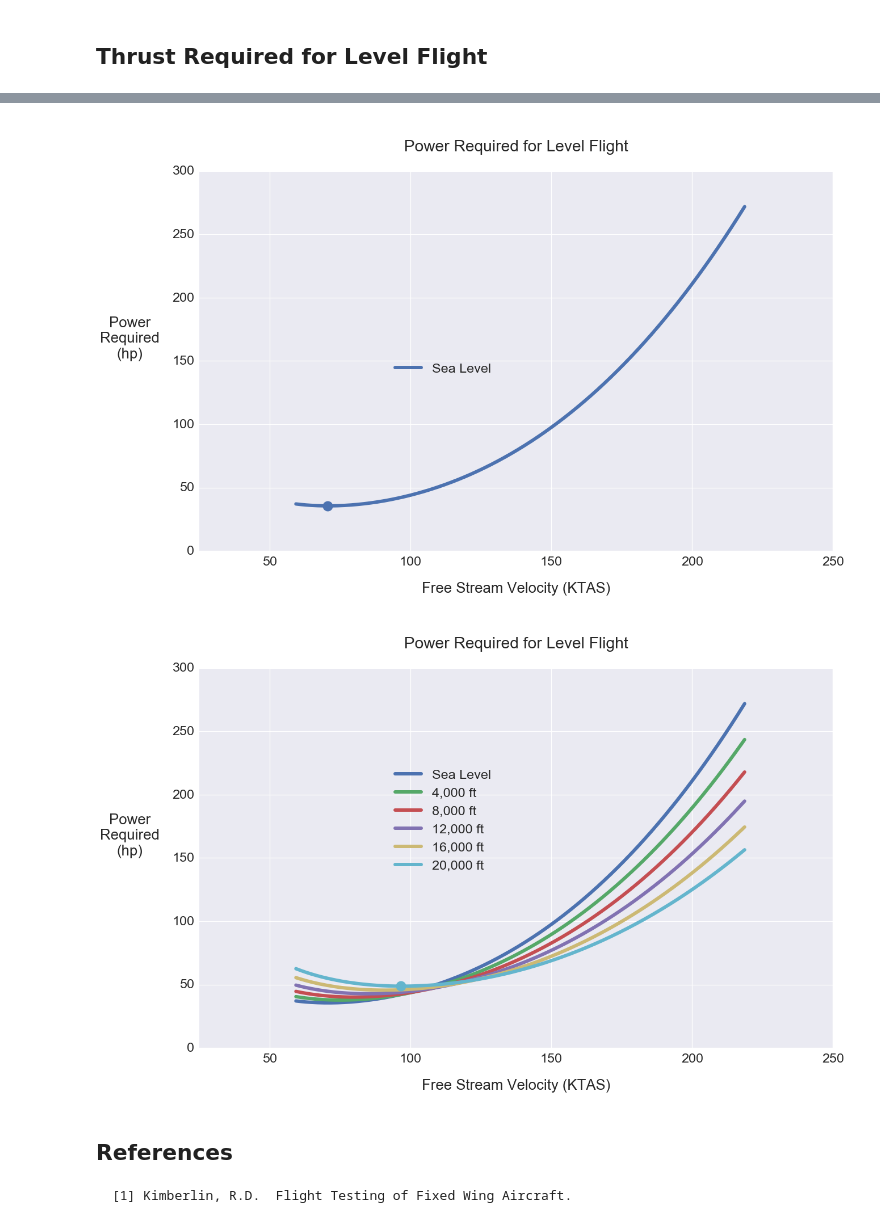
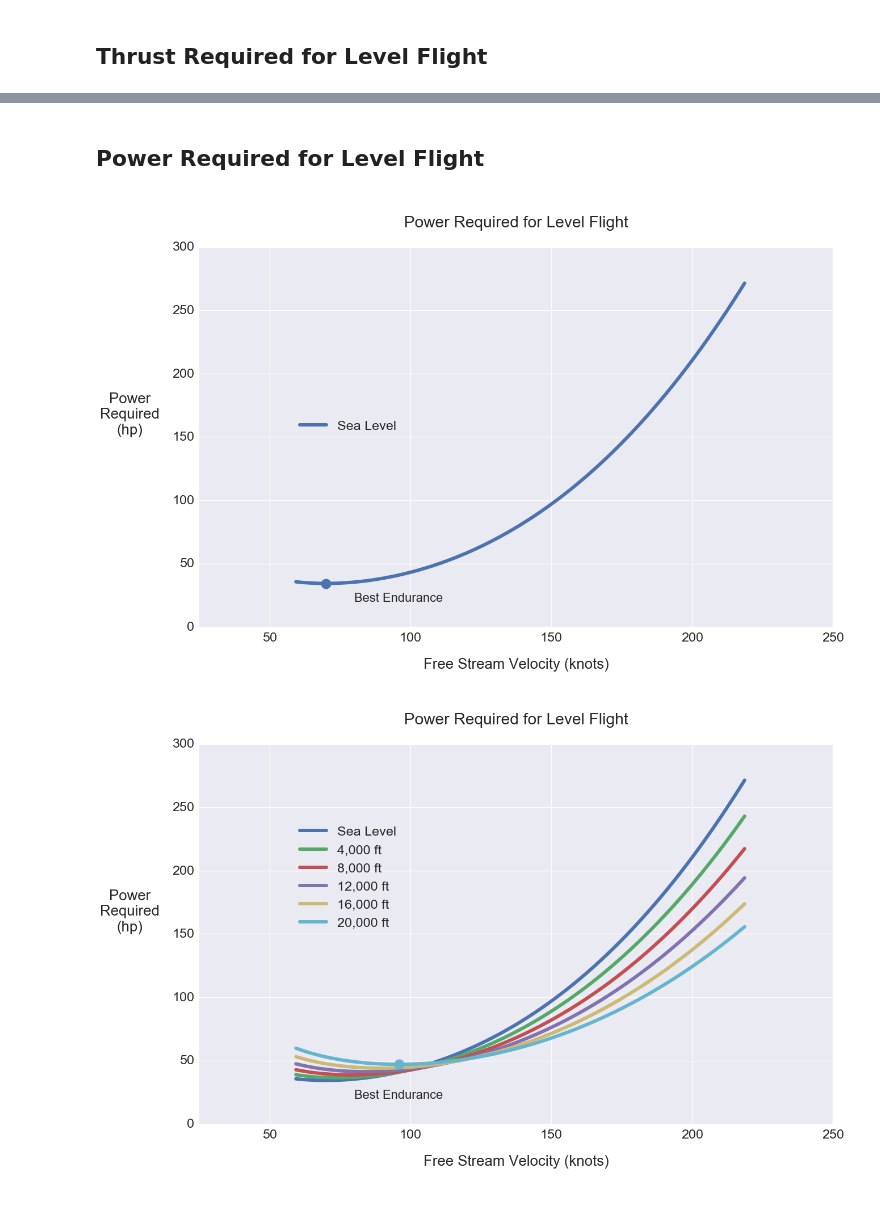
Before and after one commit to bws428/flight-performance-analysis, a Jupyter notebook: RV-8F Performance.ipynb, the cells around one changed output, grey strips where cells are left out. Saved outputs shown, nothing was run; the diff lists cells and outputs as text; code cells hidden in the pictures; blank space fills up the shorter version.

```diff
--- a/RV-8F Performance.ipynb
+++ b/RV-8F Performance.ipynb
@@ -144,3 +167,5 @@ plot_thrust_required(V,20000,"#64b5cd")
+# %% [markdown]
+## Power Required for Level Flight
 # %%
 def plot_power_required(V, Max_Alt=0, min_color="#4c72b0"):
     """
@@ -148,8 +173,8 @@ def plot_power_required(V, Max_Alt=0, min_color="#4c72b0"):
 
     Keyword arguments:
     V -- a 1D array of velocity values in ft/s
-    Max_Alt -- an altitude, in feet, at which to stop plotting curves (default 0, or sea level)
-    min_color -- a CSS color code for the minimum value marker on the last curve
+    Max_Alt -- an altitude, in feet, at which to stop plotting curves (default 0, sea level)
+    min_color -- a hex color code for the min value marker
     """
     legend = ['Sea Level']
     for altitude in range(0, Max_Alt + 1, 4000):
@@ -170,40 +195,36 @@ def plot_power_required(V, Max_Alt=0, min_color="#4c72b0"):
         # Thrust required (lbs)
         Tr = W / (CL / CD)
 
         # Power required (hp)
         Pr = (Tr * V) / 550
 
-        # Add a curve
+        # Add a curve (1 ft/s = 0.592484 knots)
         plt.plot(V*0.592484,Pr)
 
         # Update the legend
         if altitude > 0:
             legend.append("{:,.0f} ft".format(altitude))
 
     # Locate the axis labels and limits
     ax = plt.gca()
     ax.set_xlim([25,250])
     ax.set_ylim([0,300])
     ax.xaxis.set_label_coords(0.5, -0.08)
     ax.yaxis.set_label_coords(-0.11, 0.5)
-#     ax.text(215, 115, '(L/D)max', size=22)
+    ax.text(80, 20, 'Best Endurance', size=22)
 
     # Add title and axis labels
-    plt.legend(legend,loc=(0.3, 0.45))
+    plt.legend(legend,loc=(0.15, 0.50))
     plt.title("\n Power Required for Level Flight \n")
     plt.ylabel('Power\nRequired\n(hp)', rotation=0)
-    plt.xlabel('Free Stream Velocity (KTAS)')
+    plt.xlabel('Free Stream Velocity (knots)')
 
     # Plot (L/D)max point
     plt.plot(V[np.argmin(Pr)]*0.592484, np.amin(Pr), marker='o', ms=18, color=min_color)
     plt.show()
 
 plot_power_required(V,0)
 plot_power_required(V,20000,"#64b5cd")
 # %% [output]
-[figure, old version]
+[figure, new version]
-[figure, old version]
+[figure, new version]
-# %% [markdown]
-<h2 id="ref">References</h2>
-
-    [1] Kimberlin, R.D.  Flight Testing of Fixed Wing Aircraft.
```
Also changed, not shown: parts of 6 cells of this notebook, 1 other file.
